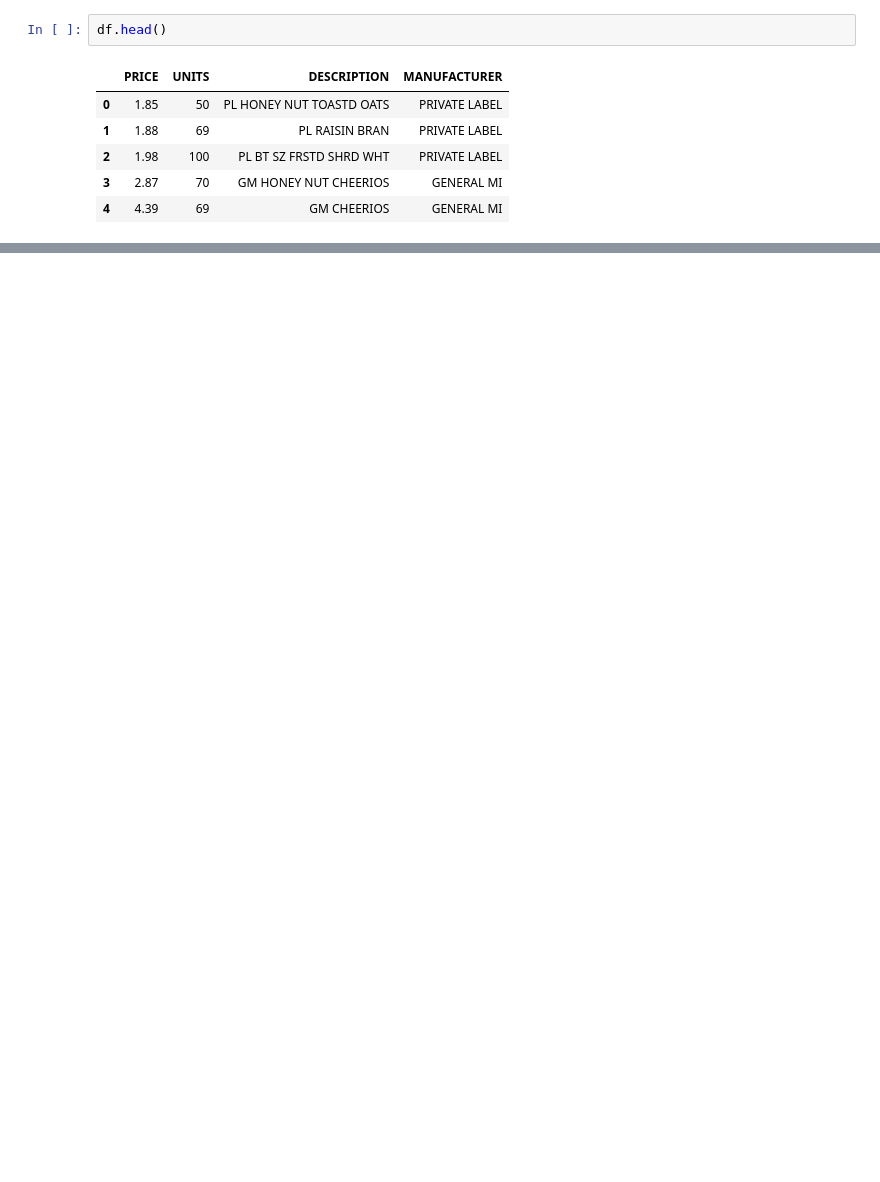
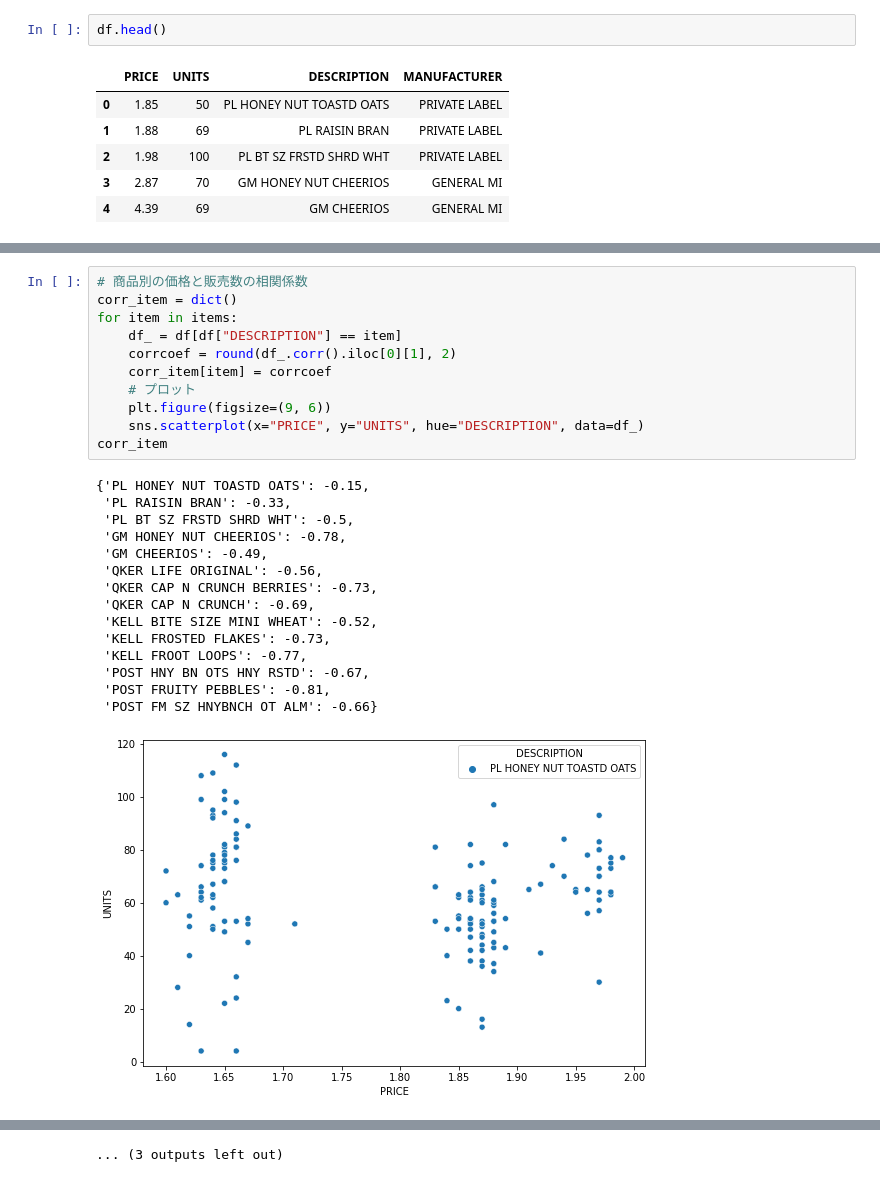
Before and after one commit to sns-ikeda/price-optimization, a Jupyter notebook: notebooks/analysis_breakfast.ipynb, the cells around one changed output, grey strips where cells are left out. Saved outputs shown, nothing was run; the diff lists cells and outputs as text; blank space fills up the shorter version.

```diff
--- a/notebooks/analysis_breakfast.ipynb
+++ b/notebooks/analysis_breakfast.ipynb
@@ -142,0 +150,27 @@ len(df["DESCRIPTION"].unique().tolist())
+# %%
+# 商品別の価格と販売数の相関係数
+corr_item = dict()
+for item in items:
+    df_ = df[df["DESCRIPTION"] == item]
+    corrcoef = round(df_.corr().iloc[0][1], 2)
+    corr_item[item] = corrcoef
+    # プロット
+    plt.figure(figsize=(9, 6))
+    sns.scatterplot(x="PRICE", y="UNITS", hue="DESCRIPTION", data=df_)
+corr_item
+# %% [output]
+{'PL HONEY NUT TOASTD OATS': -0.15,
+ 'PL RAISIN BRAN': -0.33,
+ 'PL BT SZ FRSTD SHRD WHT': -0.5,
+ 'GM HONEY NUT CHEERIOS': -0.78,
+ 'GM CHEERIOS': -0.49,
+ 'QKER LIFE ORIGINAL': -0.56,
+ 'QKER CAP N CRUNCH BERRIES': -0.73,
+ 'QKER CAP N CRUNCH': -0.69,
+ 'KELL BITE SIZE MINI WHEAT': -0.52,
+ 'KELL FROSTED FLAKES': -0.73,
+ 'KELL FROOT LOOPS': -0.77,
+ 'POST HNY BN OTS HNY RSTD': -0.67,
+ 'POST FRUITY PEBBLES': -0.81,
+ 'POST FM SZ HNYBNCH OT ALM': -0.66}
+[figure, added]
@@ -142,0 +187 @@ len(df["DESCRIPTION"].unique().tolist())
+... (3 outputs left out)
```
Also changed, not shown: parts of 8 cells of this notebook, 2 other files.
